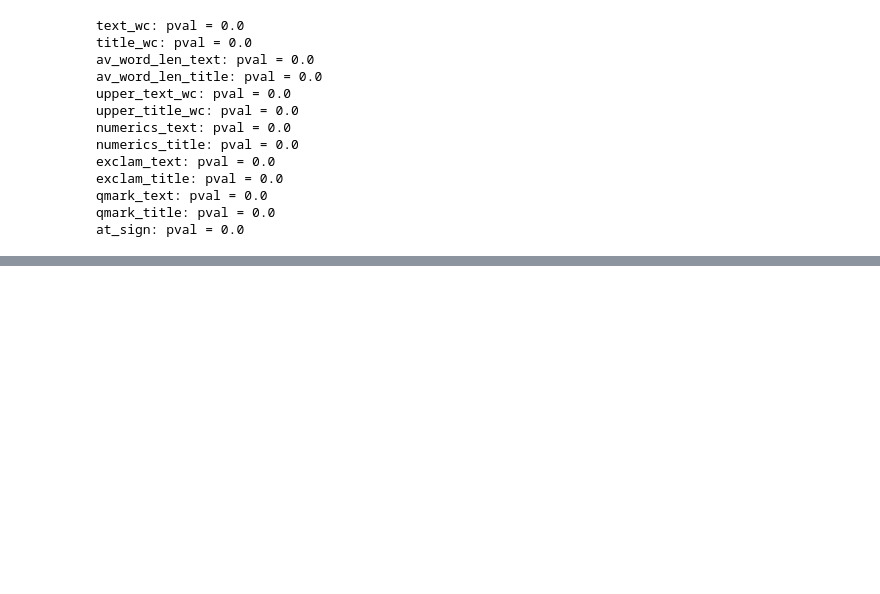
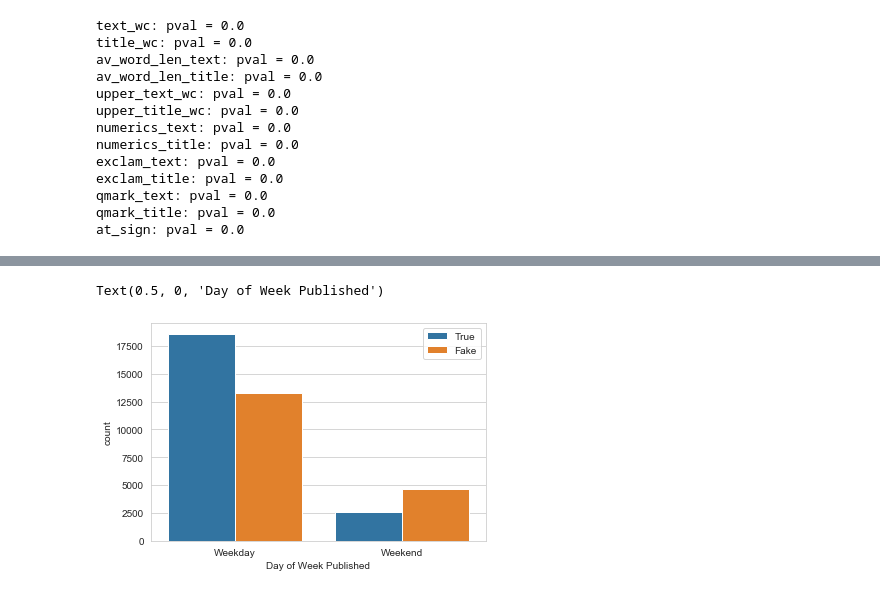
Before and after one commit to annadouv88/Springboard, a Jupyter notebook: Capstone Two/Capstone 2_EDA.ipynb, the cells around one changed output, grey strips where cells are left out. Drawn from its saved outputs; the diff is of its cells as text; code cells hidden in the pictures; blank space fills up the shorter version.

```diff
--- a/Capstone Two/Capstone 2_EDA.ipynb
+++ b/Capstone Two/Capstone 2_EDA.ipynb
@@ -422,0 +456,3 @@ pd.DataFrame(test_stats, index=['u_statistic', 'p_value']).T
+# %%
+#fill na values with most frequent date
+df.date = df.date.fillna(df.date.value_counts().index[0])
@@ -422,0 +507,9 @@ pd.DataFrame(test_stats, index=['u_statistic', 'p_value']).T
+# %%
+#visualize weekend distribution with barplot
+sns.countplot(df.weekend, hue=df.label)
+plt.legend(['True', 'Fake'])
+plt.xticks(ticks=[0,1], labels=['Weekday', 'Weekend'])
+plt.xlabel('Day of Week Published')
+# %% [output]
+Text(0.5, 0, 'Day of Week Published')
+[figure, added]
```
Also changed, not shown: parts of 22 cells of this notebook.
